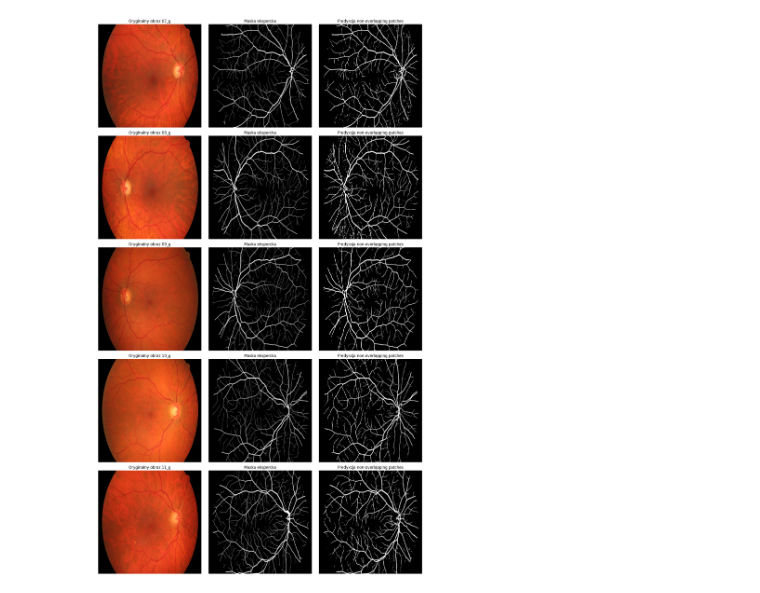
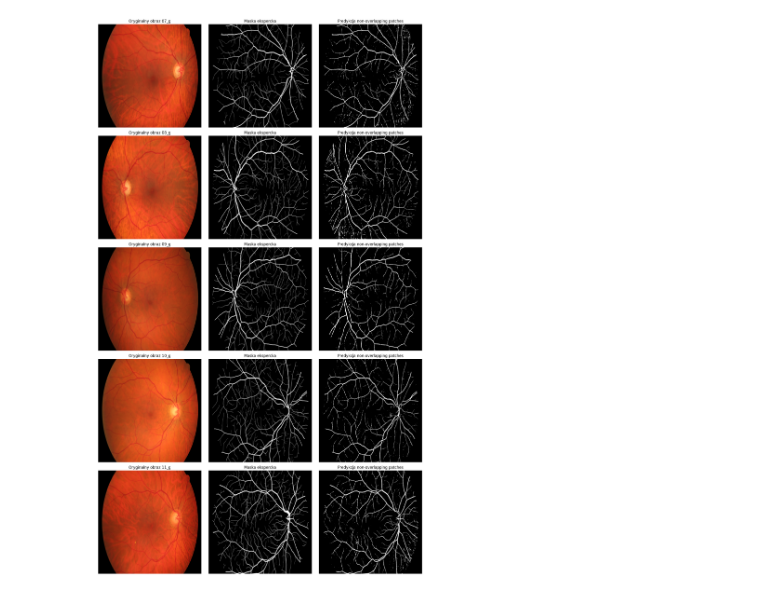
Before and after one commit to xkorkax/IWMDnoOka, a Jupyter notebook: na5_new.ipynb, the cells around one changed output. Saved outputs shown, nothing was run; the diff lists cells and outputs as text; code cells hidden in the pictures.

```diff
--- a/na5_new.ipynb
+++ b/na5_new.ipynb
@@ -14,7 +14,7 @@ from glob import glob
 from PIL import Image
 
 # Parametry dla patches
-PATCH_SIZE = 256  # Rozmiar pojedynczego non-overlapping patch
+PATCH_SIZE = 128  # Rozmiar pojedynczego non-overlapping patch
 ORIGINAL_SIZE = 2048  # Oryginalny rozmiar obrazu
 # %%
 def extract_non_overlapping_patches(image, patch_size=256):
@@ -249,5 +249,5 @@ Epoch 20/20
 # %%
-def predict_full_image_from_patches(image_path, model, threshold=0.14):
+def predict_full_image_from_patches(image_path, model, threshold=0.5):
     """
     Predykcja dla całego obrazu używając non-overlapping patches
     """
@@ -278,31 +278,31 @@ for i, name in enumerate(test_image_names):
     original_img = cv2.resize(original_img, (ORIGINAL_SIZE, ORIGINAL_SIZE))
     original_img = original_img.astype(np.float32) / 255.0
 
     # Maska ekspercka
     expert_mask = cv2.imread(f'all/manual1/{name}.tif', cv2.IMREAD_GRAYSCALE)
     expert_mask = cv2.resize(expert_mask, (ORIGINAL_SIZE, ORIGINAL_SIZE))
     expert_mask = expert_mask.astype(np.float32) / 255.0
 
     # Predykcja patch-based
     predicted_mask = predict_full_image_from_patches(name, model)
 
     # Wyświetlanie
     plt.subplot(len(test_image_names), 3, i * 3 + 1)
     plt.imshow(cv2.cvtColor(original_img, cv2.COLOR_BGR2RGB))
     plt.title(f"Oryginalny obraz {name}")
     plt.axis('off')
 
     plt.subplot(len(test_image_names), 3, i * 3 + 2)
     plt.imshow(expert_mask, cmap='gray')
     plt.title("Maska ekspercka")
     plt.axis('off')
 
     plt.subplot(len(test_image_names), 3, i * 3 + 3)
     plt.imshow(predicted_mask, cmap='gray')
     plt.title("Predykcja non-overlapping patches")
     plt.axis('off')
 
 plt.tight_layout()
 plt.show()
 # %% [output]
-[figure, old version]
+[figure, new version]
```
Also changed, not shown: parts of 2 cells of this notebook, 1 other file.
